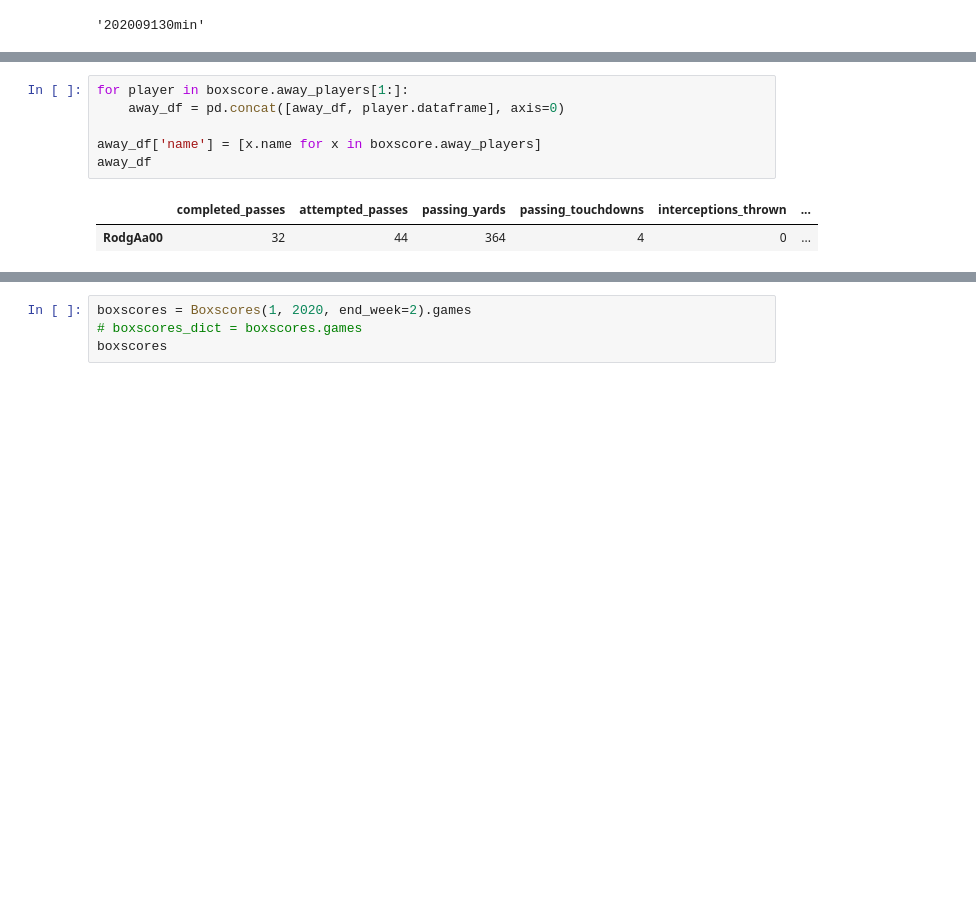
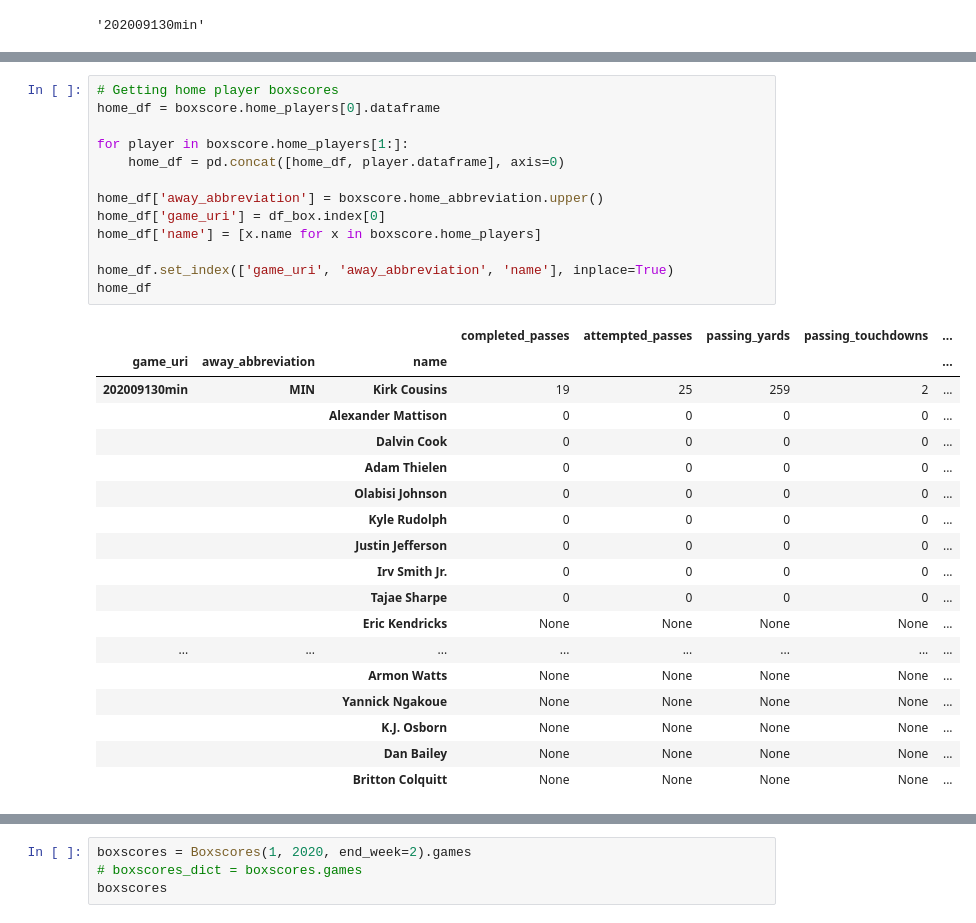
Before and after one commit to LTonstad/Predictive-Analytics-using-Sportsipy, a Jupyter notebook: sportsipy_try.ipynb, the cells around one changed output, grey strips where cells are left out. Saved outputs shown, nothing was run; the diff lists cells and outputs as text; blank space fills up the shorter version.

```diff
--- a/sportsipy_try.ipynb
+++ b/sportsipy_try.ipynb
@@ -78,9 +108,32 @@ KeyError: "None of ['202009130min'] are in the columns"
 # %%
-for player in boxscore.away_players[1:]:
-    away_df = pd.concat([away_df, player.dataframe], axis=0)
+# Getting home player boxscores
+home_df = boxscore.home_players[0].dataframe
 
-away_df['name'] = [x.name for x in boxscore.away_players]
-away_df
+for player in boxscore.home_players[1:]:
+    home_df = pd.concat([home_df, player.dataframe], axis=0)
+
+home_df['away_abbreviation'] = boxscore.home_abbreviation.upper()
+home_df['game_uri'] = df_box.index[0]
+home_df['name'] = [x.name for x in boxscore.home_players]
+
+home_df.set_index(['game_uri', 'away_abbreviation', 'name'], inplace=True)
+home_df
 # %% [output]
-|  | completed_passes | attempted_passes | passing_yards | passing_touchdowns | interceptions_thrown | ... |
-| RodgAa00 | 32 | 44 | 364 | 4 | 0 | ... |
+|  |  |  | completed_passes | attempted_passes | passing_yards | passing_touchdowns | ... |
+| game_uri | away_abbreviation | name |  |  |  |  | ... |
+| 202009130min | MIN | Kirk Cousins | 19 | 25 | 259 | 2 | ... |
+|  |  | Alexander Mattison | 0 | 0 | 0 | 0 | ... |
+|  |  | Dalvin Cook | 0 | 0 | 0 | 0 | ... |
+|  |  | Adam Thielen | 0 | 0 | 0 | 0 | ... |
+|  |  | Olabisi Johnson | 0 | 0 | 0 | 0 | ... |
+|  |  | Kyle Rudolph | 0 | 0 | 0 | 0 | ... |
+|  |  | Justin Jefferson | 0 | 0 | 0 | 0 | ... |
+|  |  | Irv Smith Jr. | 0 | 0 | 0 | 0 | ... |
+|  |  | Tajae Sharpe | 0 | 0 | 0 | 0 | ... |
+|  |  | Eric Kendricks | None | None | None | None | ... |
+| ... | ... | ... | ... | ... | ... | ... | ... |
+|  |  | Armon Watts | None | None | None | None | ... |
+|  |  | Yannick Ngakoue | None | None | None | None | ... |
+|  |  | K.J. Osborn | None | None | None | None | ... |
+|  |  | Dan Bailey | None | None | None | None | ... |
+|  |  | Britton Colquitt | None | None | None | None | ... |
```
Also changed, not shown: parts of 5 cells of this notebook, 1 other file.
